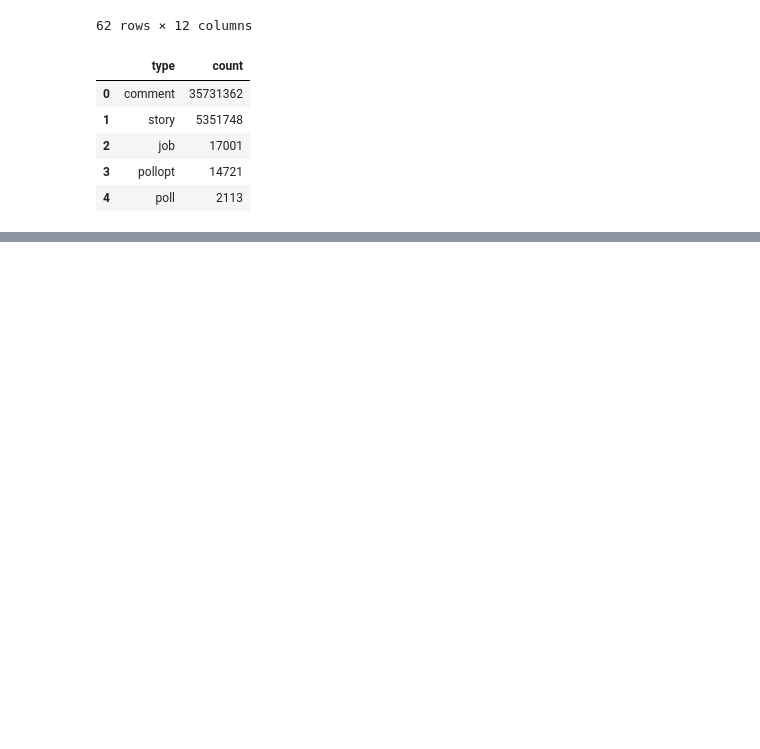
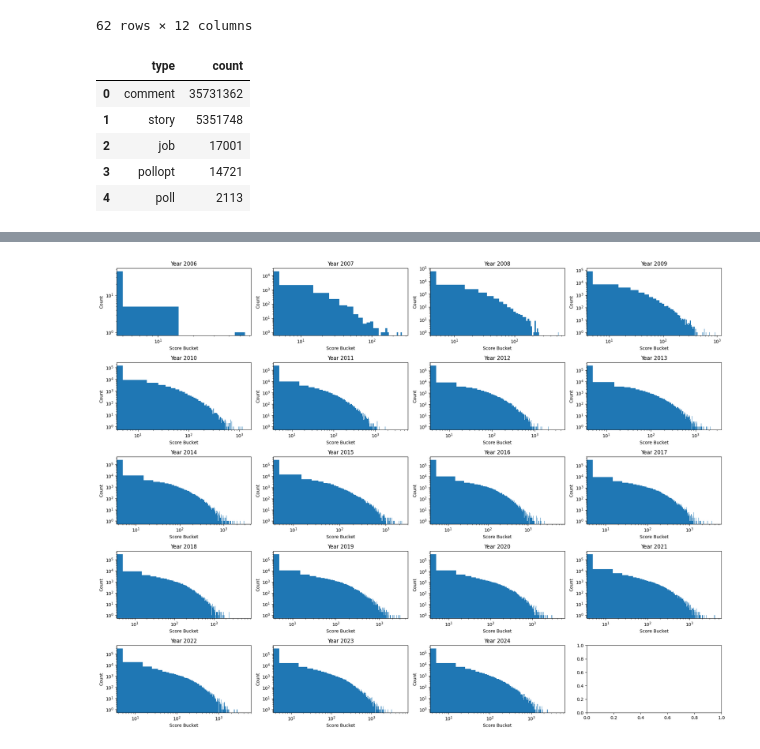
Before and after one commit to CovertSheeke/MLX8_W1_dropout-disco, a Jupyter notebook: Ethan/data-quality-check.ipynb, the cells around one changed output, grey strips where cells are left out. Cells and saved outputs as stored; diff of their text form; code cells hidden in the pictures; blank space fills up the shorter version.

```diff
--- a/Ethan/data-quality-check.ipynb
+++ b/Ethan/data-quality-check.ipynb
@@ -176,0 +257,35 @@ type_counts
+# %%
+years = range(2006, 2025)
+fig, axes = plt.subplots(len(years)//4 + 1, 4, figsize=(20, 3 * (len(years)//4 + 1)))
+axes = axes.flatten()
+
+for idx, year in enumerate(years):
+    query = f"""
+        SELECT
+          FLOOR(score / 10.0) * 10 AS score_bucket,
+          COUNT(*) AS count
+        FROM hacker_news.items_by_year_{year}
+        WHERE score IS NOT NULL AND type = 'story'
+        GROUP BY score_bucket
+        ORDER BY score_bucket
+    """
+    trans = connection.begin()
+    try:
+        score_hist_year = pd.read_sql_query(query, connection)
+        trans.commit()
+    except Exception as e:
+        trans.rollback()
+        continue  # skip years with no table
+
+    ax = axes[idx]
+    ax.bar(score_hist_year['score_bucket'], score_hist_year['count'], width=10)
+    ax.set_title(f"Year {year}")
+    ax.set_xlabel("Score Bucket")
+    ax.set_ylabel("Count")
+    ax.set_xscale("log")
+    ax.set_yscale("log")
+
+plt.tight_layout()
+plt.show()
+# %% [output]
+[figure, added]
```
Also changed, not shown: parts of 3 cells of this notebook, 2 other files.
